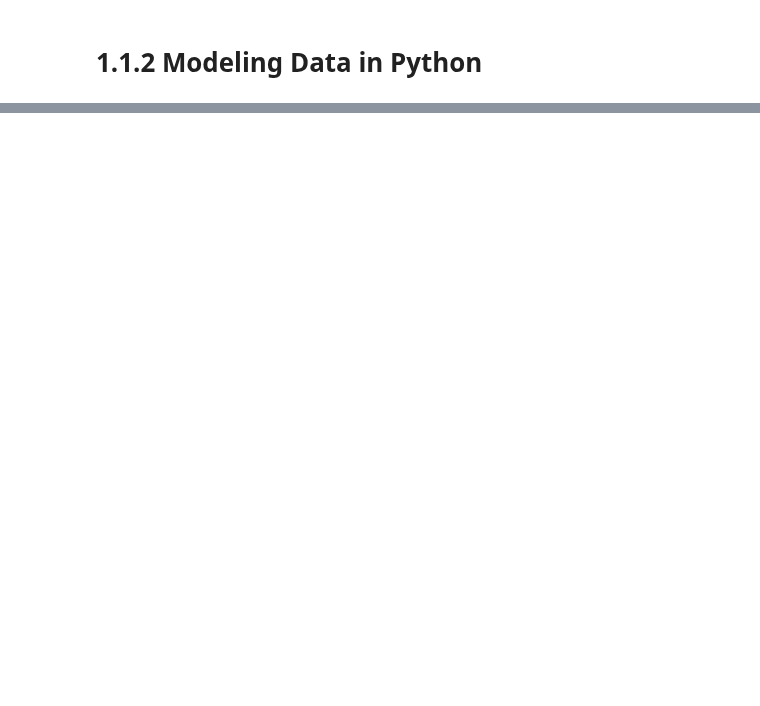
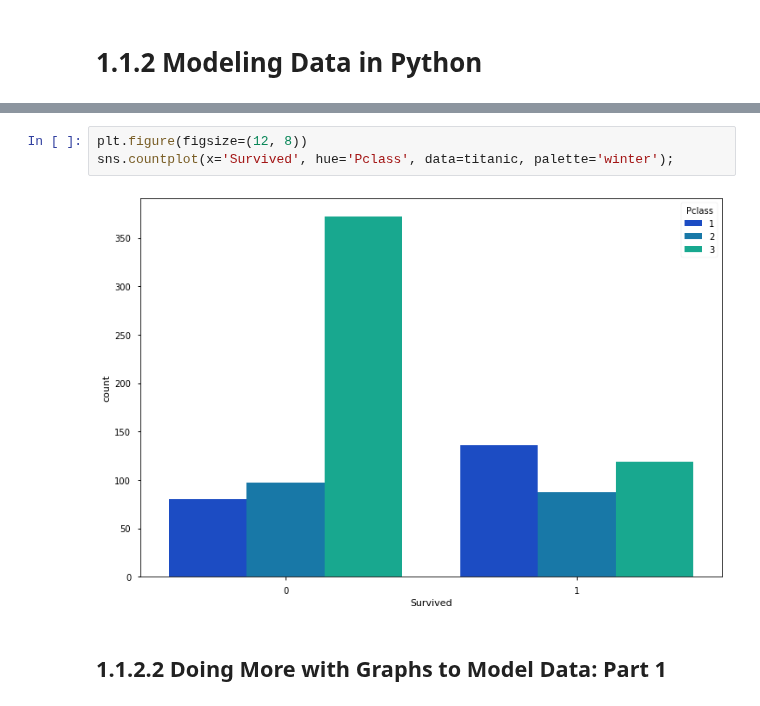
Before and after one commit to PaulToronto/Howard-University-Coursera-Linear-Algebra-For-Data-Science-Specialization, a Jupyter notebook: 1_1_2_Modeling_Data_in_Python.ipynb, the cells around one changed output, grey strips where cells are left out. Cells and saved outputs as stored; diff of their text form; blank space fills up the shorter version.

```diff
--- a/1_1_2_Modeling_Data_in_Python.ipynb
+++ b/1_1_2_Modeling_Data_in_Python.ipynb
@@ -32,0 +129,7 @@ pd.read_csv(path)
+# %%
+plt.figure(figsize=(12, 8))
+sns.countplot(x='Survived', hue='Pclass', data=titanic, palette='winter');
+# %% [output]
+[figure, added]
+# %% [markdown]
+## 1.1.2.2 Doing More with Graphs to Model Data: Part 1
```
Also changed, not shown: parts of 20 cells of this notebook.
